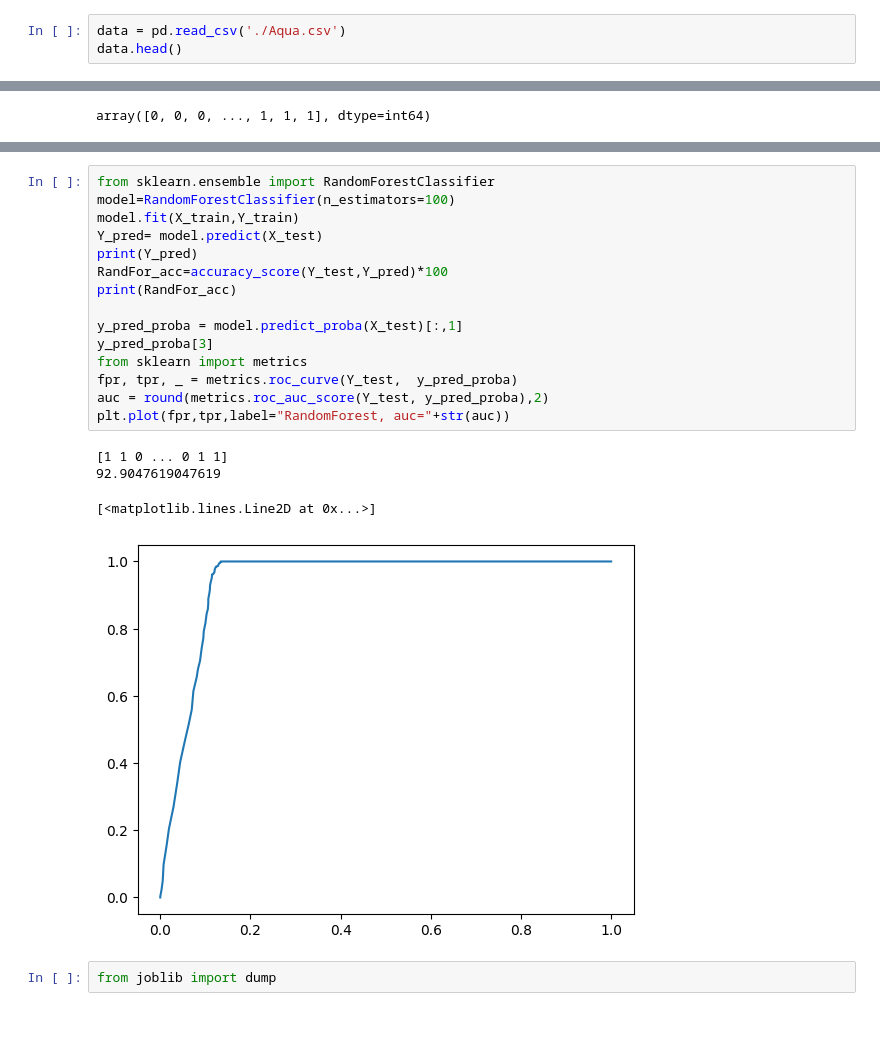
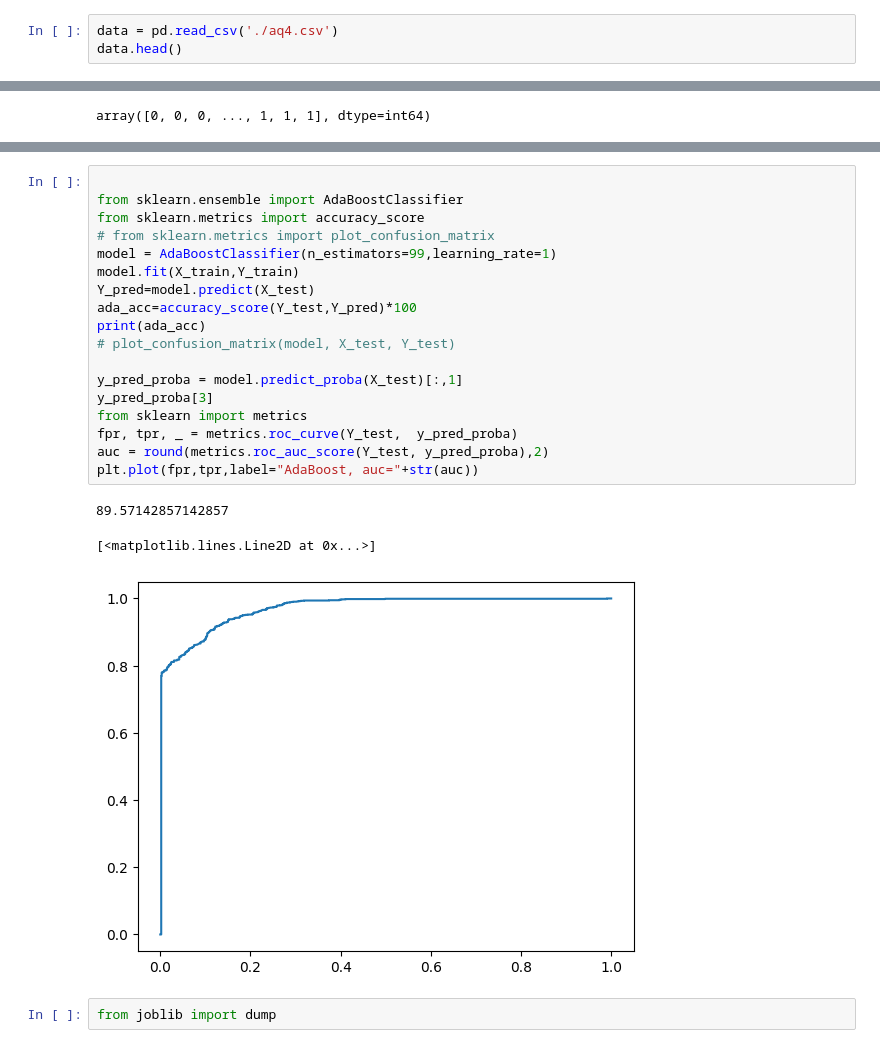
Before and after one commit to dhruvilmehta/AquaShrimp, a Jupyter notebook: project.ipynb, the cells around one changed output, grey strips where cells are left out. Cells and saved outputs as stored; diff of their text form; blank space fills up the shorter version.

```diff
--- a/project.ipynb
+++ b/project.ipynb
@@ -6,7 +6,7 @@ import matplotlib.pyplot as plt
 %matplotlib inline
 from sklearn.model_selection import train_test_split
 # %%
-data = pd.read_csv('./Aqua.csv')
+data = pd.read_csv('./aq4.csv')
 data.head()
 # %% [output]
 |  | DO(ppm) | pH | Temperature(*C) | Salinity(ppt) | TDS | Health |
@@ -324,23 +325,25 @@ models.sort_values(by="Accuracy score",ascending=False)
 # %%
-from sklearn.ensemble import RandomForestClassifier
-model=RandomForestClassifier(n_estimators=100)
+
+from sklearn.ensemble import AdaBoostClassifier
+from sklearn.metrics import accuracy_score
+# from sklearn.metrics import plot_confusion_matrix
+model = AdaBoostClassifier(n_estimators=99,learning_rate=1)
 model.fit(X_train,Y_train)
-Y_pred= model.predict(X_test)
-print(Y_pred)
-RandFor_acc=accuracy_score(Y_test,Y_pred)*100
-print(RandFor_acc)
+Y_pred=model.predict(X_test)
+ada_acc=accuracy_score(Y_test,Y_pred)*100
+print(ada_acc)
+# plot_confusion_matrix(model, X_test, Y_test)
 
 y_pred_proba = model.predict_proba(X_test)[:,1]
 y_pred_proba[3]
 from sklearn import metrics
 fpr, tpr, _ = metrics.roc_curve(Y_test,  y_pred_proba)
 auc = round(metrics.roc_auc_score(Y_test, y_pred_proba),2)
-plt.plot(fpr,tpr,label="RandomForest, auc="+str(auc))
+plt.plot(fpr,tpr,label="AdaBoost, auc="+str(auc))
 # %% [output]
-[1 1 0 ... 0 1 1]
-92.9047619047619
+89.57142857142857
 [<matplotlib.lines.Line2D at 0x...>]
-[figure, old version]
+[figure, new version]
 # %%
 from joblib import dump
 # %%
```
Also changed, not shown: parts of 11 cells of this notebook, 1 other file.
